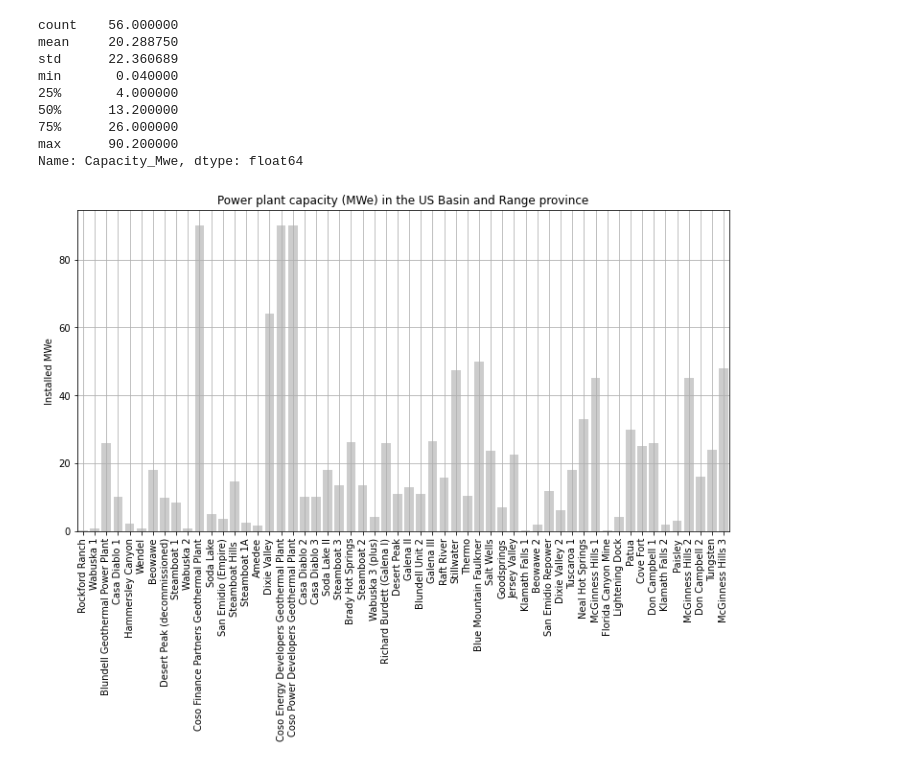
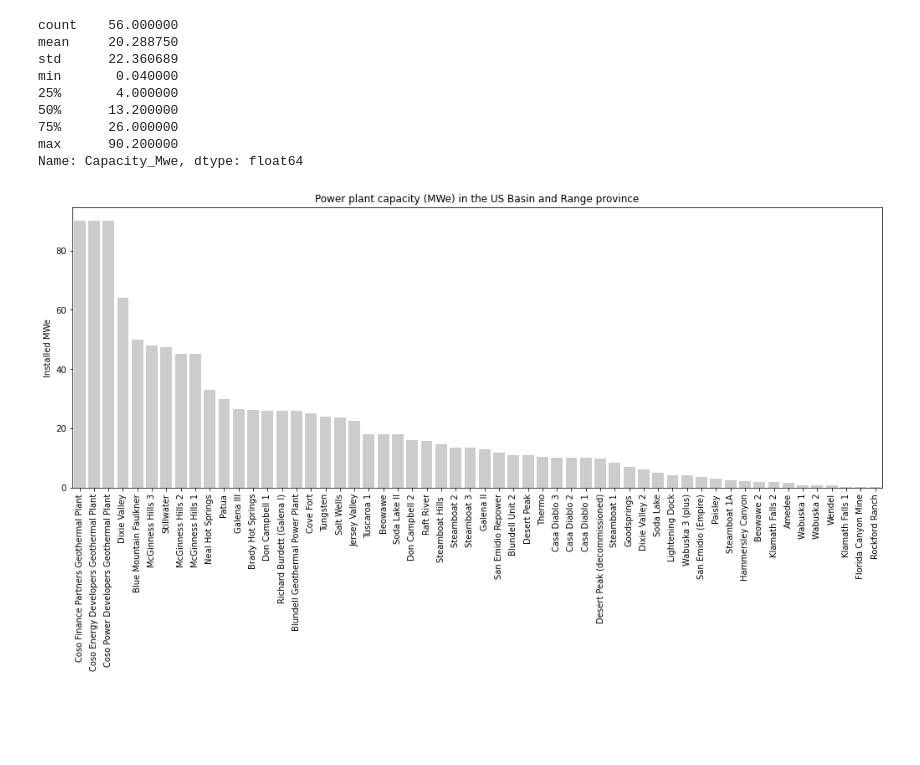
Before and after one commit to ICWallis/geothermal-cookbook, a Jupyter notebook: development-US-Basin-and-Range.ipynb, the cells around one changed output. Cells and saved outputs as stored; diff of their text form; code cells hidden in the pictures; blank space fills up the shorter version.

Commit message:
Refine final plots for presentation

```diff
--- a/development-US-Basin-and-Range.ipynb
+++ b/development-US-Basin-and-Range.ipynb
@@ -182,30 +160,29 @@ max      90.200000
 Name: Capacity_Mwe, dtype: float64
 # %%
 plt.figure(
-    figsize=(10,8),
+    figsize=(14,8),
     constrained_layout=True,
 )
 
 sortedbymw = plants.sort_values(
-    by = 'Comissioned',
-    ascending=True
+    by = 'Capacity_Mwe',
+    ascending=False
 )
 
 sns.barplot(
     x = 'Name',
     y = 'Capacity_Mwe',
     data = sortedbymw,
     color = '#cccccc'
 )
 
 plt.title('Power plant capacity (MWe) in the US Basin and Range province')
 
 plt.xticks(rotation=90)
 plt.xlabel('')
 plt.ylabel('Installed MWe')
-plt.grid()
 
 plt.show()
 # %% [output]
-[figure, old version]
+[figure, new version]
 # %%
```
Also changed, not shown: parts of 16 cells of this notebook.
